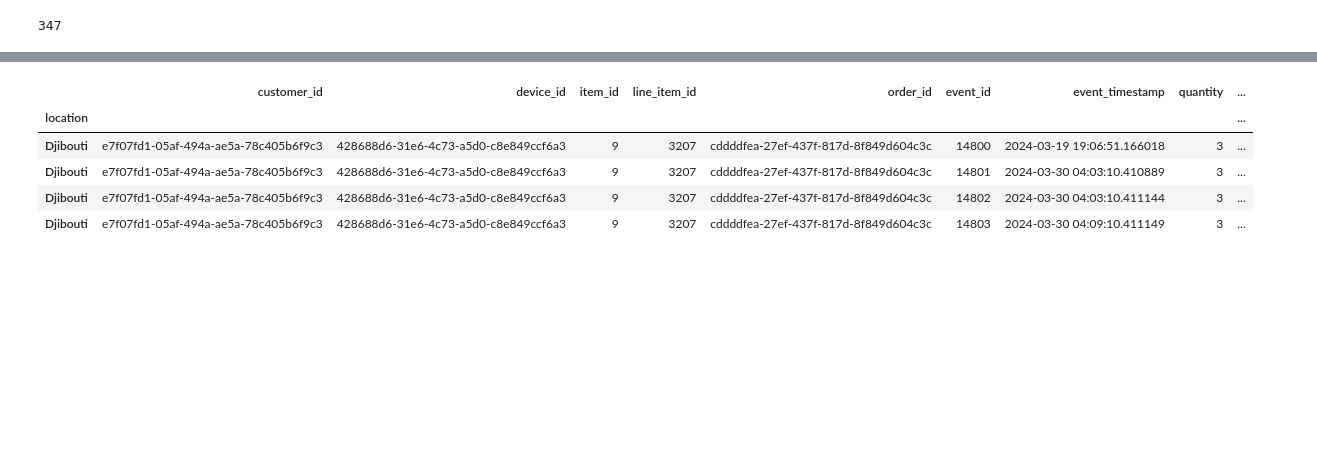
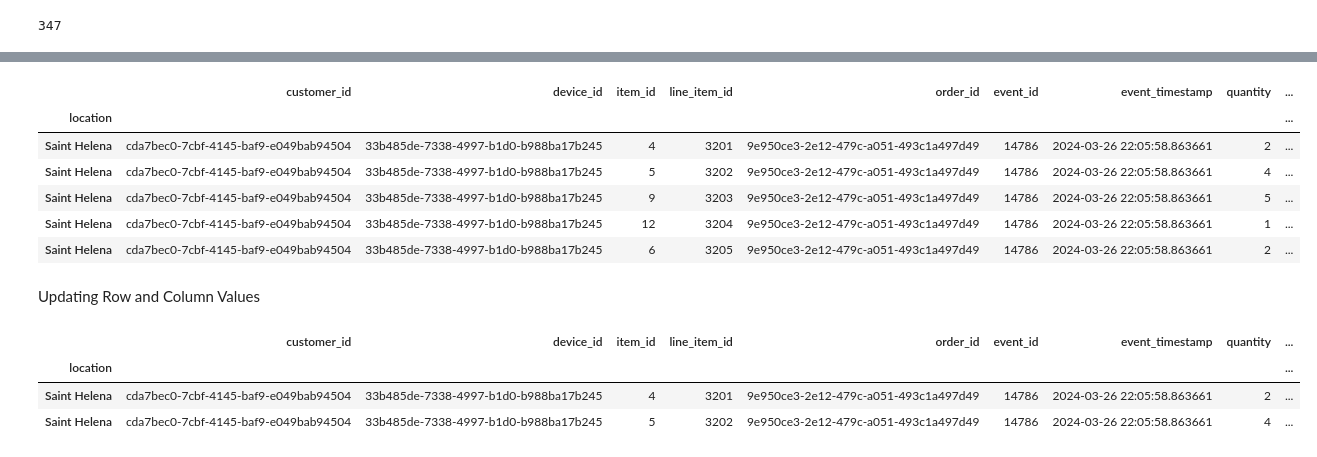
Before and after one commit to Adelegan-JD/TASKS, a Jupyter notebook: Week_7/adelegan_deborah_task15.ipynb, the cells around one changed output, grey strips where cells are left out. Saved outputs shown, nothing was run; the diff lists cells and outputs as text; code cells hidden in the pictures; blank space fills up the shorter version.

```diff
--- a/Week_7/adelegan_deborah_task15.ipynb
+++ b/Week_7/adelegan_deborah_task15.ipynb
@@ -581,11 +586,22 @@ mask4 = (file['status'].str.contains('failed'))
 # %%
-file.loc[mask4].head(4)
+# To filter out all of the ones with "failed" using "~"
+file.loc[~mask4].head()
 # %% [output]
 |  | customer_id | device_id | item_id | line_item_id | order_id | event_id | event_timestamp | quantity | ... |
 | location |  |  |  |  |  |  |  |  | ... |
-| Djibouti | e7f07fd1-05af-494a-ae5a-78c405b6f9c3 | 428688d6-31e6-4c73-a5d0-c8e849ccf6a3 | 9 | 3207 | cddddfea-27ef-437f-817d-8f849d604c3c | 14800 | 2024-03-19 19:06:51.166018 | 3 | ... |
-| Djibouti | e7f07fd1-05af-494a-ae5a-78c405b6f9c3 | 428688d6-31e6-4c73-a5d0-c8e849ccf6a3 | 9 | 3207 | cddddfea-27ef-437f-817d-8f849d604c3c | 14801 | 2024-03-30 04:03:10.410889 | 3 | ... |
-| Djibouti | e7f07fd1-05af-494a-ae5a-78c405b6f9c3 | 428688d6-31e6-4c73-a5d0-c8e849ccf6a3 | 9 | 3207 | cddddfea-27ef-437f-817d-8f849d604c3c | 14802 | 2024-03-30 04:03:10.411144 | 3 | ... |
-| Djibouti | e7f07fd1-05af-494a-ae5a-78c405b6f9c3 | 428688d6-31e6-4c73-a5d0-c8e849ccf6a3 | 9 | 3207 | cddddfea-27ef-437f-817d-8f849d604c3c | 14803 | 2024-03-30 04:09:10.411149 | 3 | ... |
+| Saint Helena | cda7bec0-7cbf-4145-baf9-e049bab94504 | 33b485de-7338-4997-b1d0-b988ba17b245 | 4 | 3201 | 9e950ce3-2e12-479c-a051-493c1a497d49 | 14786 | 2024-03-26 22:05:58.863661 | 2 | ... |
+| Saint Helena | cda7bec0-7cbf-4145-baf9-e049bab94504 | 33b485de-7338-4997-b1d0-b988ba17b245 | 5 | 3202 | 9e950ce3-2e12-479c-a051-493c1a497d49 | 14786 | 2024-03-26 22:05:58.863661 | 4 | ... |
+| Saint Helena | cda7bec0-7cbf-4145-baf9-e049bab94504 | 33b485de-7338-4997-b1d0-b988ba17b245 | 9 | 3203 | 9e950ce3-2e12-479c-a051-493c1a497d49 | 14786 | 2024-03-26 22:05:58.863661 | 5 | ... |
+| Saint Helena | cda7bec0-7cbf-4145-baf9-e049bab94504 | 33b485de-7338-4997-b1d0-b988ba17b245 | 12 | 3204 | 9e950ce3-2e12-479c-a051-493c1a497d49 | 14786 | 2024-03-26 22:05:58.863661 | 1 | ... |
+| Saint Helena | cda7bec0-7cbf-4145-baf9-e049bab94504 | 33b485de-7338-4997-b1d0-b988ba17b245 | 6 | 3205 | 9e950ce3-2e12-479c-a051-493c1a497d49 | 14786 | 2024-03-26 22:05:58.863661 | 2 | ... |
+# %% [markdown]
+Updating Row and Column Values
 # %%
-#filtering the ones with failed using~3
+# Renaming and Deleting
+
+file.head(2)
+# %% [output]
+|  | customer_id | device_id | item_id | line_item_id | order_id | event_id | event_timestamp | quantity | ... |
+| location |  |  |  |  |  |  |  |  | ... |
+| Saint Helena | cda7bec0-7cbf-4145-baf9-e049bab94504 | 33b485de-7338-4997-b1d0-b988ba17b245 | 4 | 3201 | 9e950ce3-2e12-479c-a051-493c1a497d49 | 14786 | 2024-03-26 22:05:58.863661 | 2 | ... |
+| Saint Helena | cda7bec0-7cbf-4145-baf9-e049bab94504 | 33b485de-7338-4997-b1d0-b988ba17b245 | 5 | 3202 | 9e950ce3-2e12-479c-a051-493c1a497d49 | 14786 | 2024-03-26 22:05:58.863661 | 4 | ... |
```
Also changed, not shown: parts of 31 cells of this notebook.
